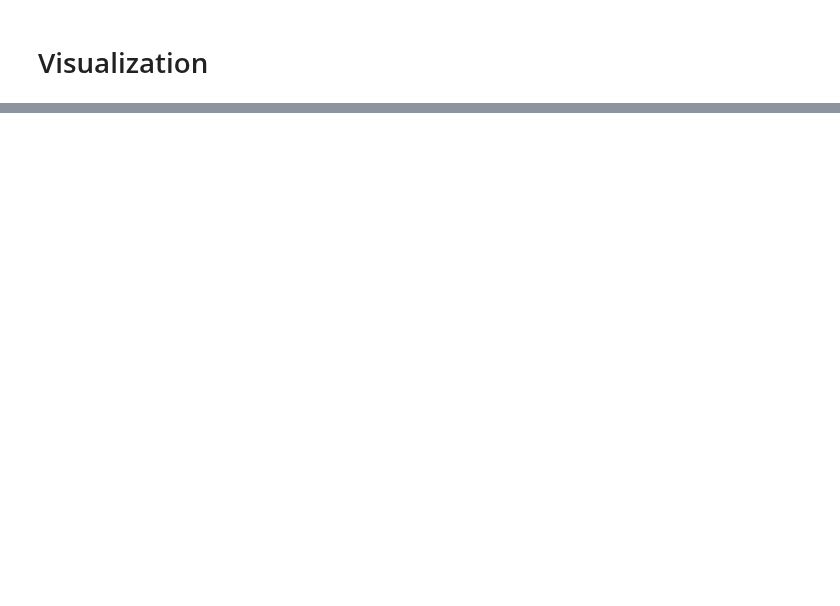
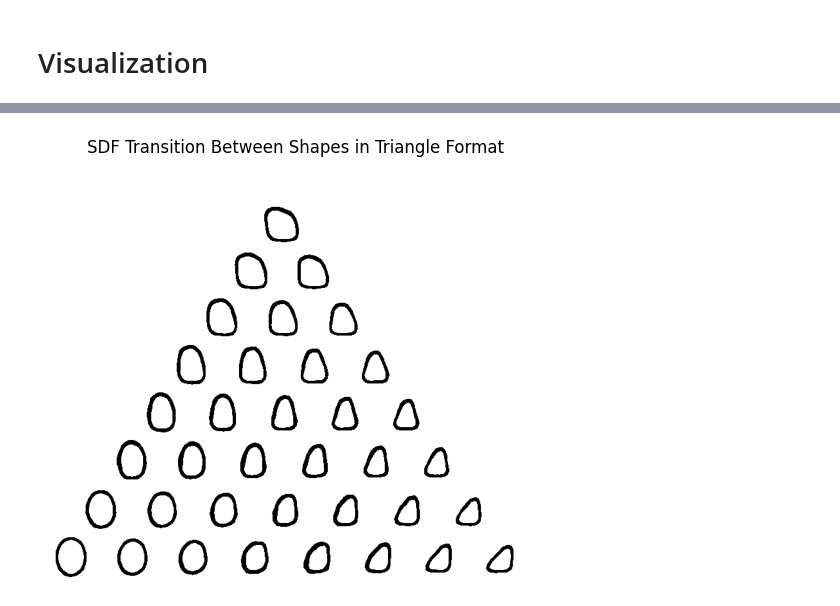
Before and after one commit to Alexander19970212/NHSDF-TOp, a Jupyter notebook: VAE_training.ipynb, the cells around one changed output, grey strips where cells are left out. Saved outputs shown, nothing was run; the diff lists cells and outputs as text; code cells hidden in the pictures; blank space fills up the shorter version.

```diff
--- a/VAE_training.ipynb
+++ b/VAE_training.ipynb
@@ -717,0 +715,14 @@ torch.Size([337, 3])
+# %%
+quadrangle_index = 76
+triangle_index = 21
+ellipse_index = 9
+
+# plot_sdf_surface(vae_model, quadrangle_latent_vectors[quadrangle_index])
+
+# for i in range(0, 100):
+#     print(i)
+#     plot_sdf_surface(vae_model, ellipse_latent_vectors[i])
+
+z_triangle = triangle_latent_vectors[triangle_index]
+z_quadrangle = quadrangle_latent_vectors[quadrangle_index]
+z_ellipse = ellipse_latent_vectors[ellipse_index]
@@ -717,0 +737,20 @@ torch.Size([337, 3])
+# %%
+plot_sdf_transition_triangle(vae_model, z_triangle, z_quadrangle, z_ellipse, num_steps=8, filename=f'src/figures/sdf_transition_triangle_{run_name}.png')
+
+# z_start = quadrangle_latent_vectors[quadrangle_index]
+# z_end = triangle_latent_vectors[triangle_index]
+# plot_sdf_transition(vae_model, z_start, z_end, num_steps=8)
+
+# z_start = quadrangle_latent_vectors[quadrangle_index]
+# z_end = ellipse_latent_vectors[ellipse_index]
+# plot_sdf_transition(vae_model, z_start, z_end, num_steps=8)
+
+# z_start = ellipse_latent_vectors[ellipse_index]
+# z_end = triangle_latent_vectors[triangle_index]
+# plot_sdf_transition(vae_model, z_start, z_end, num_steps=8)
+
+# z_center = torch.cat([triangle_latent_vectors[0], quadrangle_latent_vectors[0], ellipse_latent_vectors[0]]).mean(dim=0)
+# print(z_center.shape)
+# plot_sdf_transition(vae_model, z_center, triangle_latent_vectors[0], num_steps=8)
+# %% [output]
+[figure, added]
```
Also changed, not shown: parts of 10 cells of this notebook, 1 other file.
